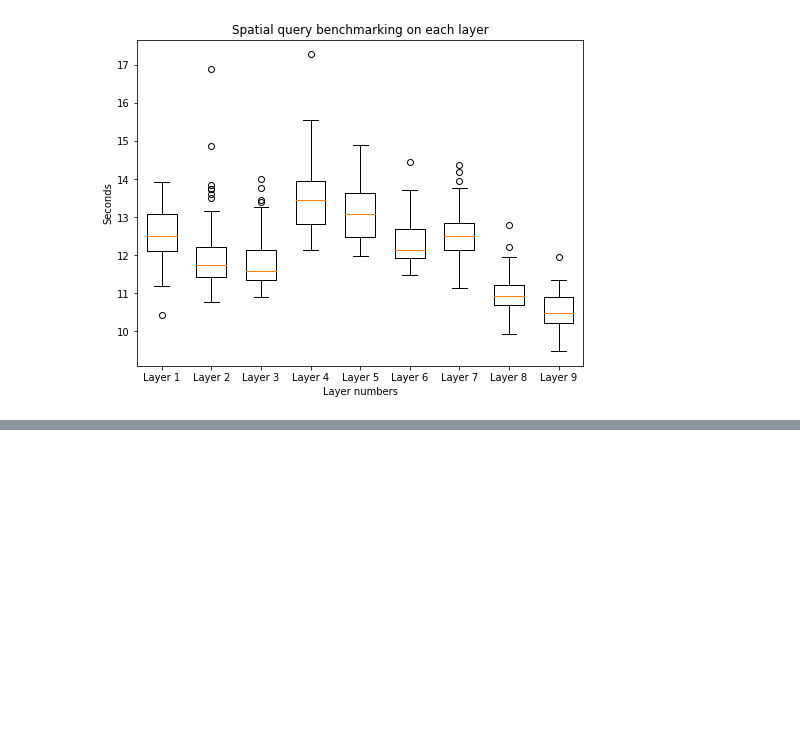
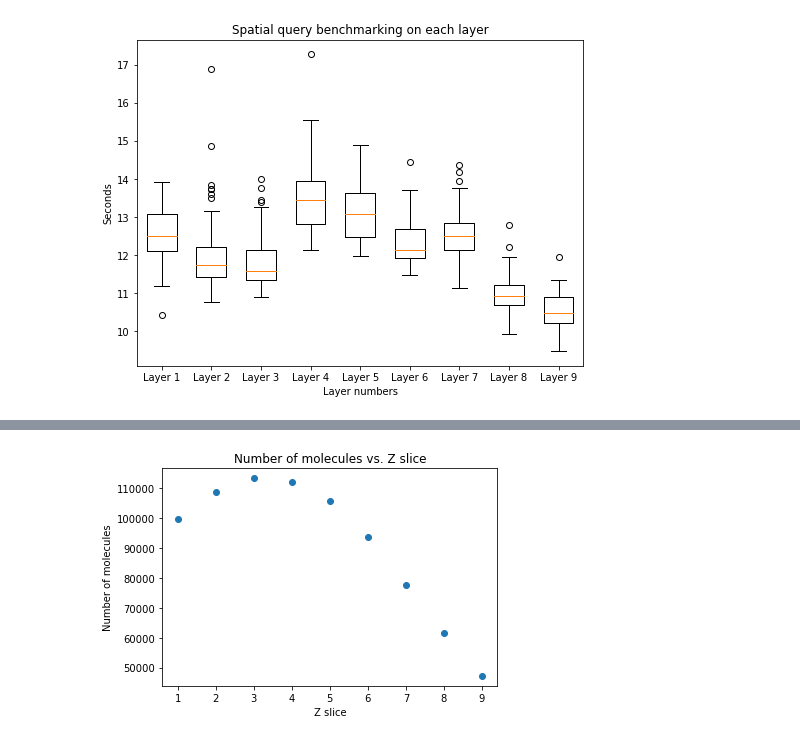
Before and after one commit to ccb-hms/hmc-clinic-2022-23, a Jupyter notebook: assignment_5/Notebooks/benchmarking.ipynb, the cells around one changed output, grey strips where cells are left out. Drawn from its saved outputs; the diff is of its cells as text; code cells hidden in the pictures; blank space fills up the shorter version.

```diff
--- a/assignment_5/Notebooks/benchmarking.ipynb
+++ b/assignment_5/Notebooks/benchmarking.ipynb
@@ -164,0 +208,26 @@ plt.show()
+# %%
+# Generate some sample data
+data = time_stats
+x = np.arange(1, 10)
+
+# Create figure and axis objects
+fig, ax1 = plt.subplots()
+
+num_molecules = np.array([99672,
+                    108756,
+                    113329,
+                    112233,
+                    105632,
+                    93646,
+                    77545,
+                    61641,
+                    47211])
+
+ax1.scatter(x, num_molecules, marker='o', alpha=1)
+ax1.set_ylabel("Number of molecules")
+ax1.set_xlabel("Z slice")
+plt.title("Number of molecules vs. Z slice");
+plt.savefig('molecule_vs_z.pdf', format="pdf", bbox_inches='tight');
+plt.show()
+# %% [output]
+[figure, added]
```
Also changed, not shown: parts of 3 cells of this notebook.
